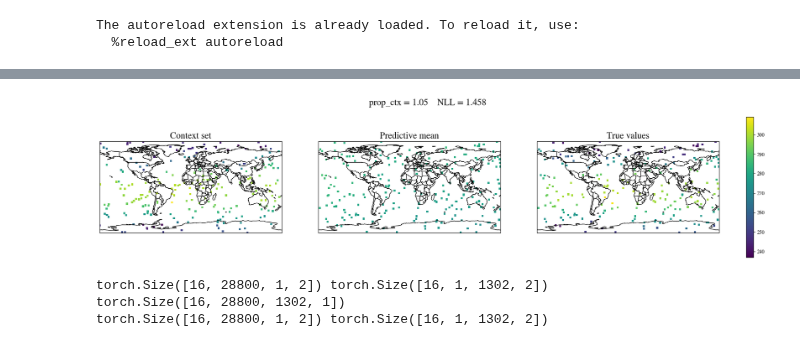
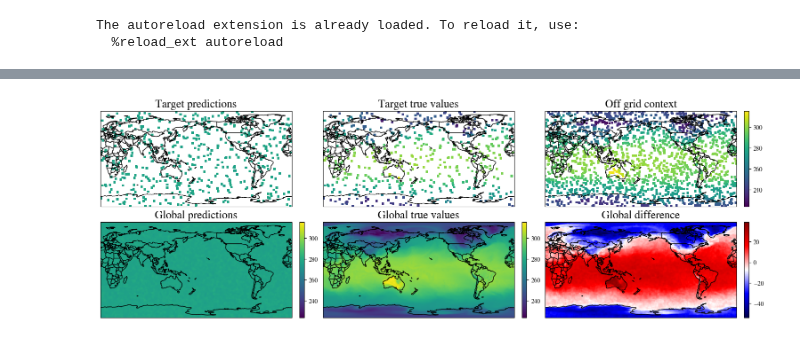
Before and after one commit to EricLangezaal/tnp-pp, a Jupyter notebook: tryout.ipynb, the cells around one changed output, grey strips where cells are left out. Cells and saved outputs as stored; diff of their text form; code cells hidden in the pictures.

Commit message:
configs better era5 plotting and topk cross attention

```diff
--- a/tryout.ipynb
+++ b/tryout.ipynb
@@ -571,29 +571,20 @@ xc_off_grid, yc_off_grid:  torch.Size([16, 598, 2]) torch.Size([16, 598, 1])
 # %%
-from experiments.plot_globe import plot_globe
+from experiments.plot_era5 import plot_era5
 
 batches = [experiment.generators.val.generate_batch()]
 
-plot_globe(
+plot_era5(
         model=experiment.model,
         batches=batches,
         y_mean=experiment.generators.val.y_mean,
         y_std=experiment.generators.val.y_std,
         num_fig=1,
-        figsize=(24.0, 5.0),
-        lat_range=experiment.generators.val.lat_range,
-        lon_range=experiment.generators.val.lon_range,
-        time_idx= None,
+        figsize=(15.0, 5.0),
+        #lat_range=experiment.generators.val.lat_range,
+        #lon_range=experiment.generators.val.lon_range,
+        #time_idx= None,
         name="test figure",
+        subplots=True,
 )
 # %% [output]
-[figure, old version]
+[figure, new version]
-# %%
-from icicl.utils.grids import flatten_grid
-from icicl.utils.conv import compute_eq_weights, haversine_dist
-
-x_grid_flat = flatten_grid(batch.xc_on_grid)
-weights = compute_eq_weights(x_grid_flat, batch.xc_off_grid, torch.as_tensor([1]), haversine_dist)
-# %% [output]
-torch.Size([16, 28800, 1, 2]) torch.Size([16, 1, 1302, 2])
-torch.Size([16, 28800, 1302, 1])
-torch.Size([16, 28800, 1, 2]) torch.Size([16, 1, 1302, 2])
```
Also changed, not shown: parts of 2 cells of this notebook, 33 other files.
